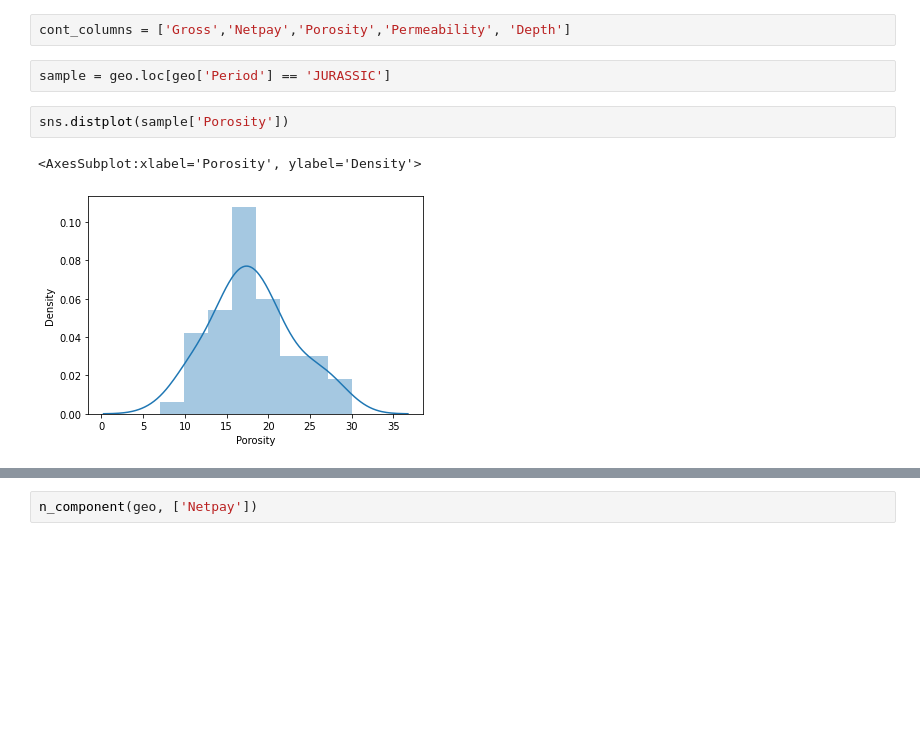
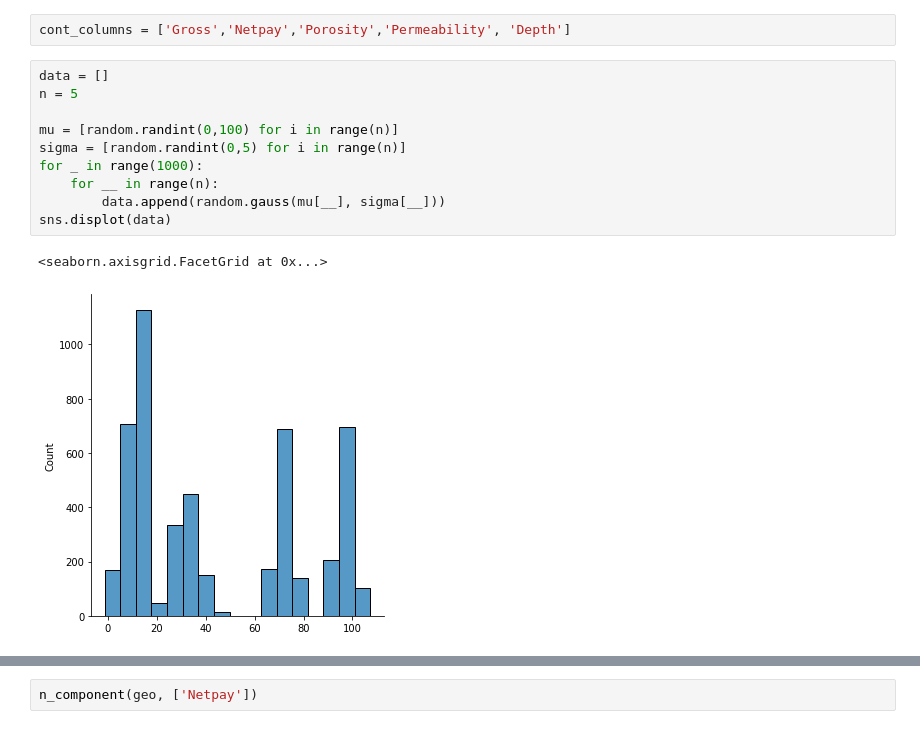
Before and after one commit to Anaxagor/Mixed-Learning-of-Bayesian-Networks, a Jupyter notebook: experiments/kmu_experiments.ipynb, the cells around one changed output, grey strips where cells are left out. Cells and saved outputs as stored; diff of their text form; blank space fills up the shorter version.

```diff
--- a/experiments/kmu_experiments.ipynb
+++ b/experiments/kmu_experiments.ipynb
@@ -47,10 +47,16 @@ geo.dropna(inplace=True)
 geo.reset_index(inplace=True, drop=True)
 # %%
 cont_columns = ['Gross','Netpay','Porosity','Permeability', 'Depth']
-# %%
-sample = geo.loc[geo['Period'] == 'JURASSIC']
-# %%
-sns.distplot(sample['Porosity'])
-# %% [output]
-<AxesSubplot:xlabel='Porosity', ylabel='Density'>
-[figure, removed]
+# %%
+data = []
+n = 5
+
+mu = [random.randint(0,100) for i in range(n)]
+sigma = [random.randint(0,5) for i in range(n)]
+for _ in range(1000):
+    for __ in range(n):
+        data.append(random.gauss(mu[__], sigma[__]))
+sns.displot(data)
+# %% [output]
+<seaborn.axisgrid.FacetGrid at 0x...>
+[figure, added]
```
Also changed, not shown: parts of 12 cells of this notebook.
